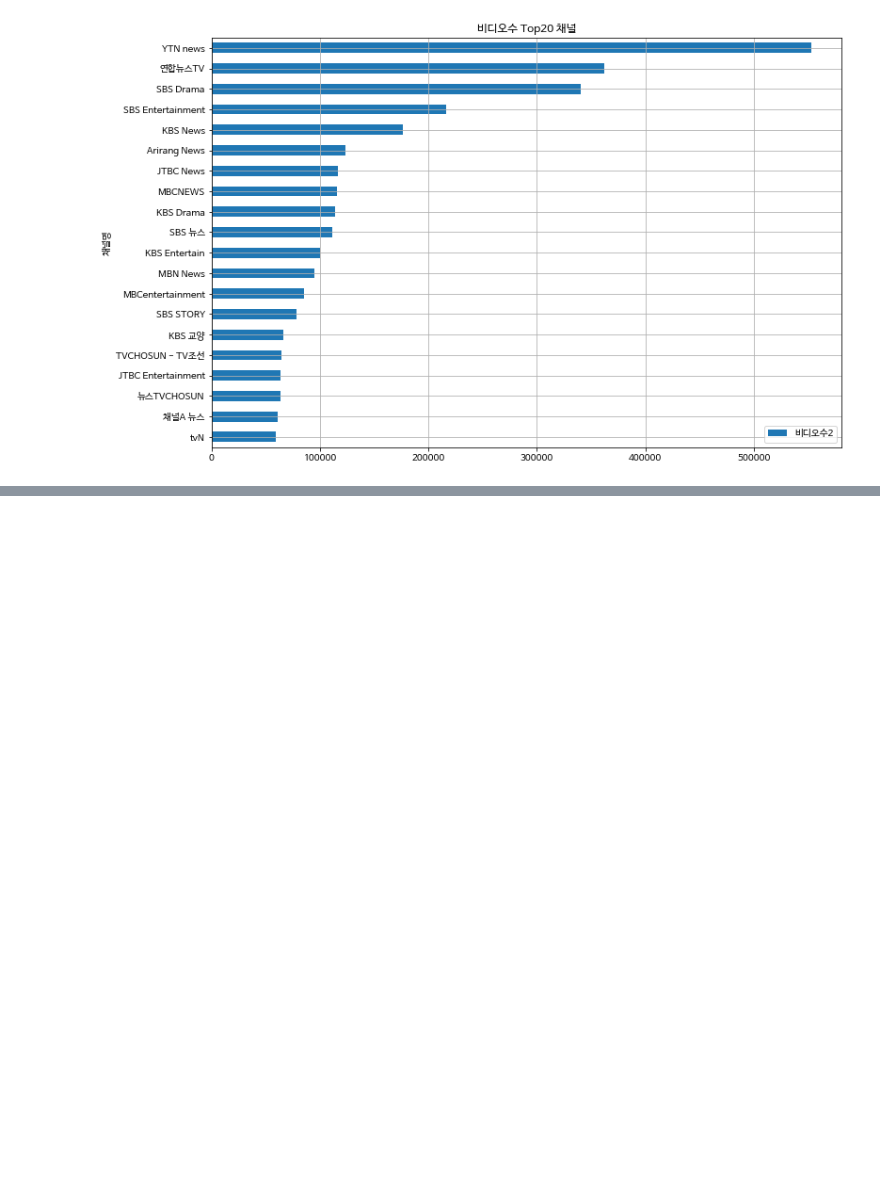
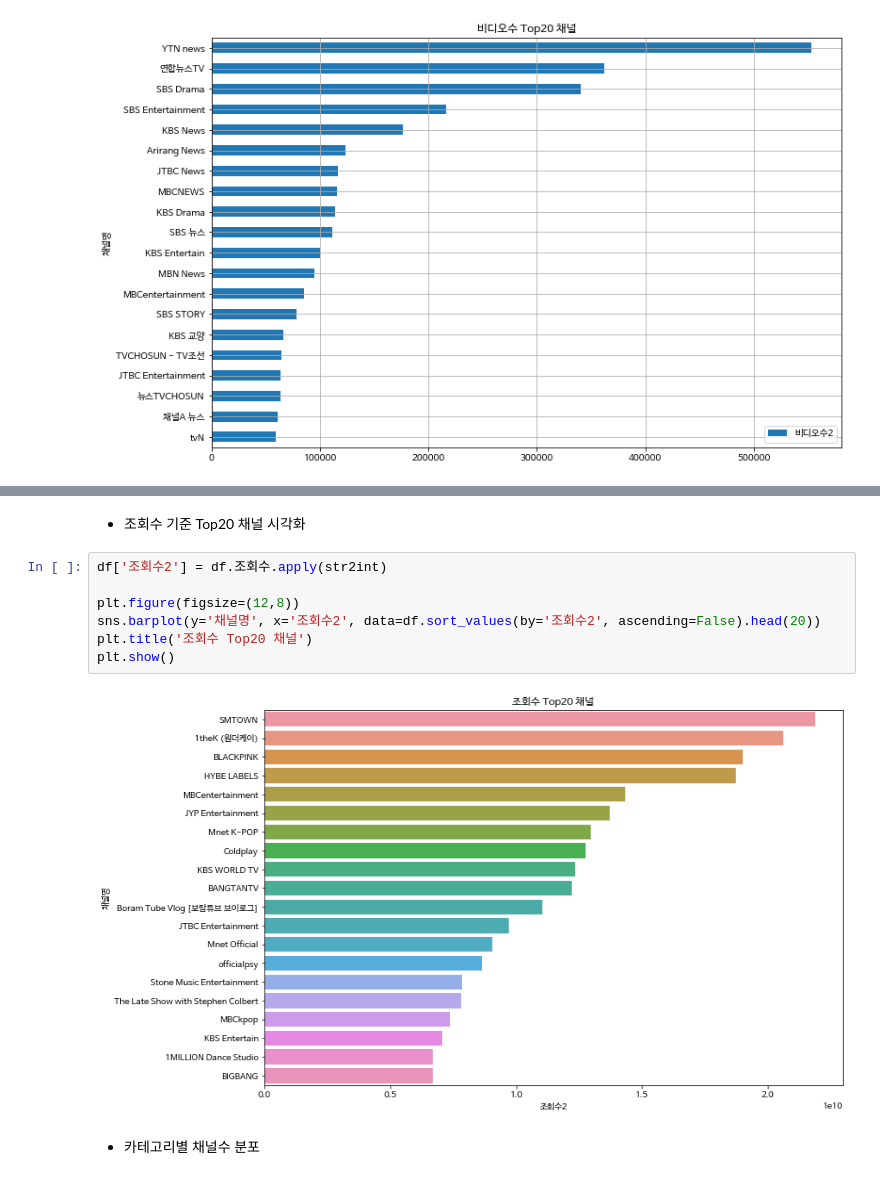
Before and after one commit to InJi-Lee/DataAnalysis, a Jupyter notebook: 05.Crawling/07유튜브_랭킹_시각화.ipynb, the cells around one changed output, grey strips where cells are left out. Saved outputs shown, nothing was run; the diff lists cells and outputs as text; blank space fills up the shorter version.

```diff
--- a/05.Crawling/07유튜브_랭킹_시각화.ipynb
+++ b/05.Crawling/07유튜브_랭킹_시각화.ipynb
@@ -90,0 +92,13 @@ plt.show()
+# %% [markdown]
+- 조회수 기준 Top20 채널 시각화
+# %%
+df['조회수2'] = df.조회수.apply(str2int)
+
+plt.figure(figsize=(12,8))
+sns.barplot(y='채널명', x='조회수2', data=df.sort_values(by='조회수2', ascending=False).head(20))
+plt.title('조회수 Top20 채널')
+plt.show()
+# %% [output]
+[figure, added]
+# %% [markdown]
+- 카테고리별 채널수 분포
```
Also changed, not shown: parts of 9 cells of this notebook.
